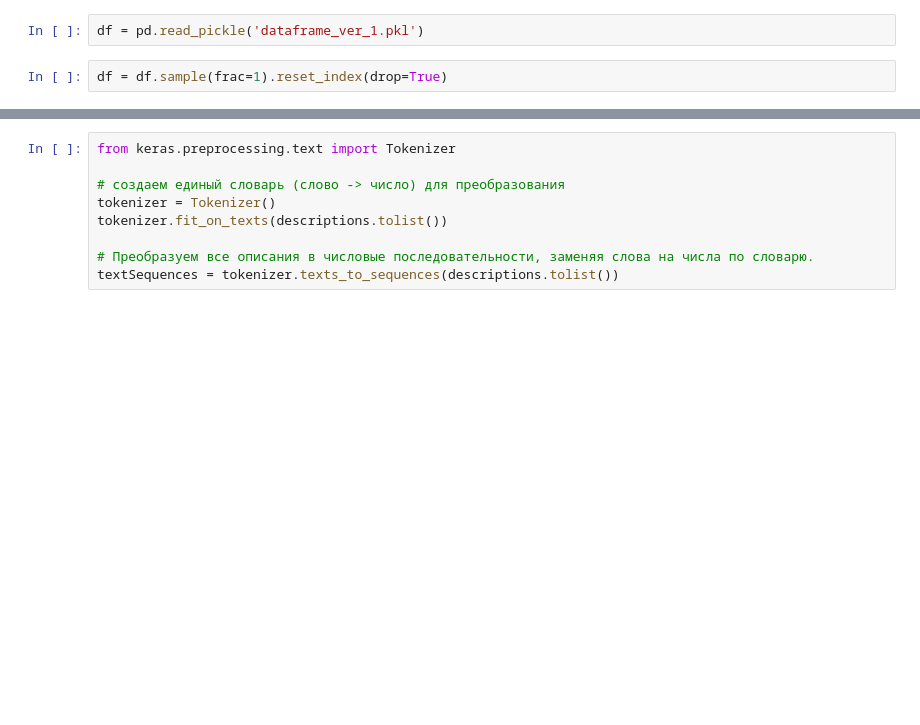
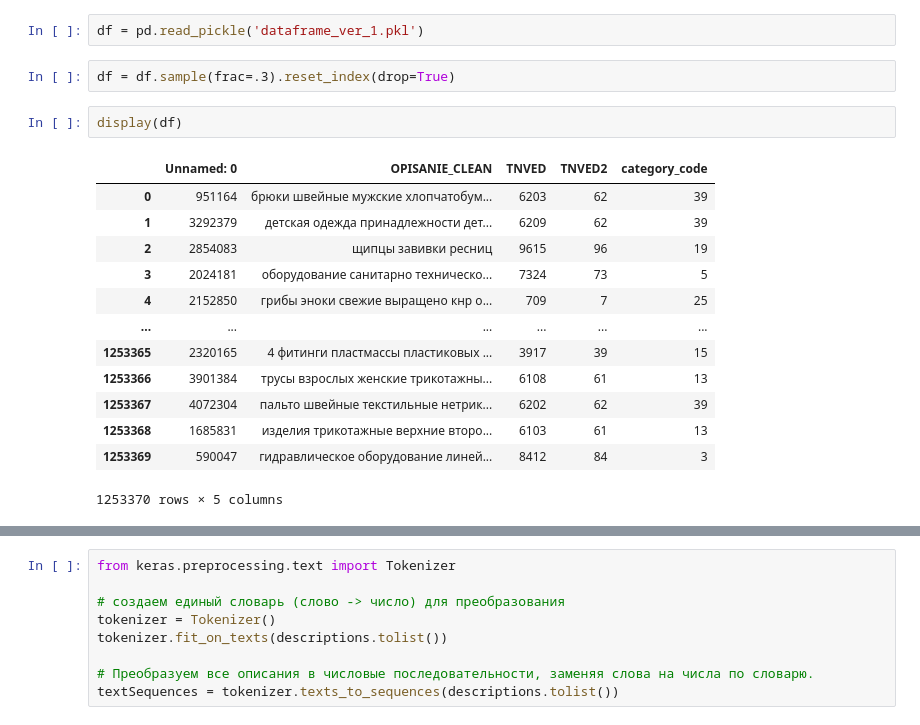
Before and after one commit to FenixFly/Neimark-hack-FSC, a Jupyter notebook: ml_dl_models/LSTM_Keras_2_digits.ipynb, the cells around one changed output, grey strips where cells are left out. Drawn from its saved outputs; the diff is of its cells as text; blank space fills up the shorter version.

```diff
--- a/ml_dl_models/LSTM_Keras_2_digits.ipynb
+++ b/ml_dl_models/LSTM_Keras_2_digits.ipynb
@@ -57,4 +60,20 @@ df.to_pickle('dataframe_ver_1.pkl')
 # %%
 df = pd.read_pickle('dataframe_ver_1.pkl')
 # %%
-df = df.sample(frac=1).reset_index(drop=True)
+df = df.sample(frac=.3).reset_index(drop=True)
+# %%
+display(df)
+# %% [output]
+|  | Unnamed: 0 | OPISANIE_CLEAN | TNVED | TNVED2 | category_code |
+| 0 | 951164 | брюки швейные мужские хлопчатобум... | 6203 | 62 | 39 |
+| 1 | 3292379 | детская одежда принадлежности дет... | 6209 | 62 | 39 |
+| 2 | 2854083 | щипцы завивки ресниц | 9615 | 96 | 19 |
+| 3 | 2024181 | оборудование санитарно техническо... | 7324 | 73 | 5 |
+| 4 | 2152850 | грибы эноки свежие выращено кнр о... | 709 | 7 | 25 |
+| ... | ... | ... | ... | ... | ... |
+| 1253365 | 2320165 | 4 фитинги пластмассы пластиковых ... | 3917 | 39 | 15 |
+| 1253366 | 3901384 | трусы взрослых женские трикотажны... | 6108 | 61 | 13 |
+| 1253367 | 4072304 | пальто швейные текстильные нетрик... | 6202 | 62 | 39 |
+| 1253368 | 1685831 | изделия трикотажные верхние второ... | 6103 | 61 | 13 |
+| 1253369 | 590047 | гидравлическое оборудование линей... | 8412 | 84 | 3 |
+1253370 rows × 5 columns
```
Also changed, not shown: parts of 38 cells of this notebook.
